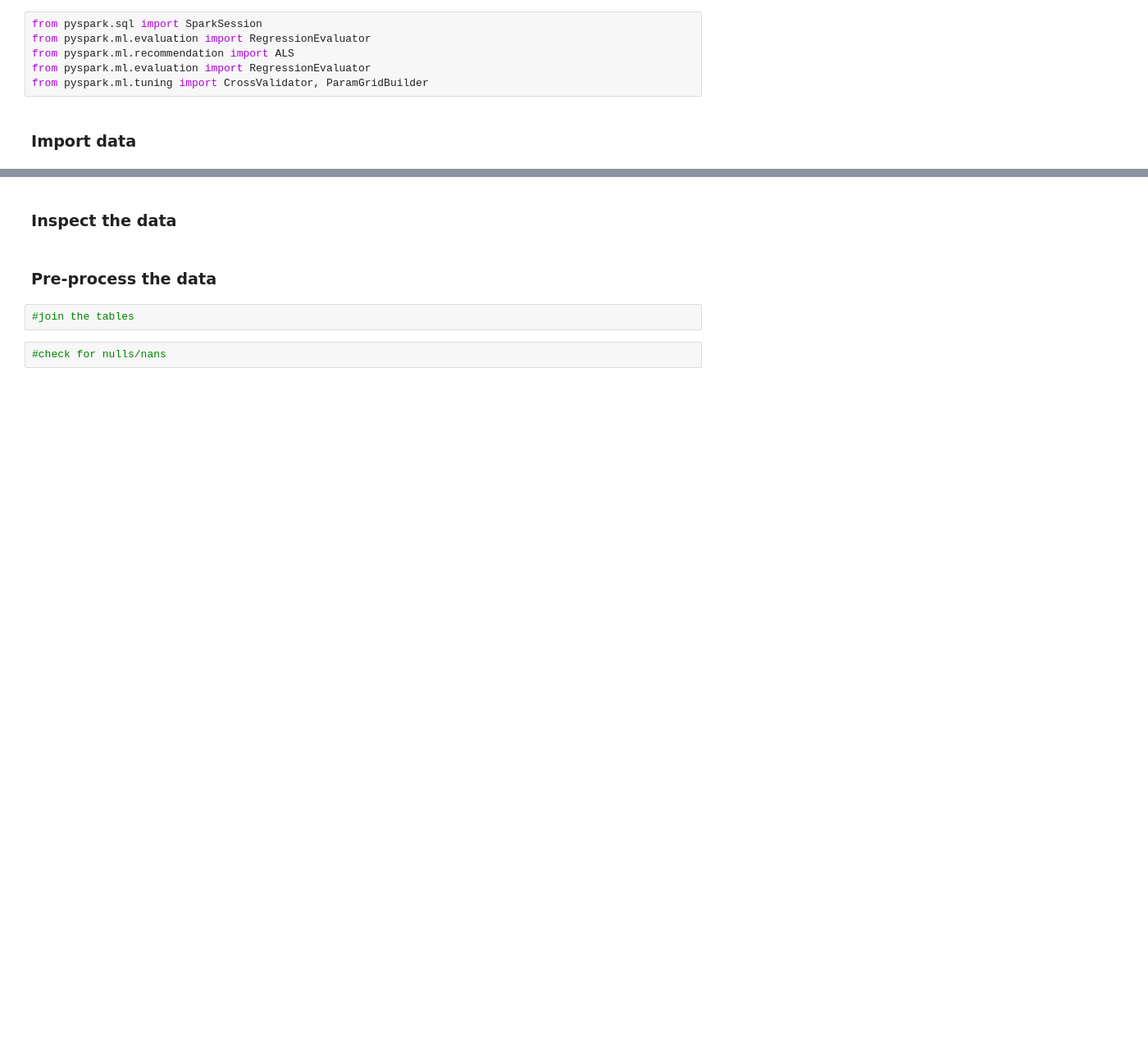
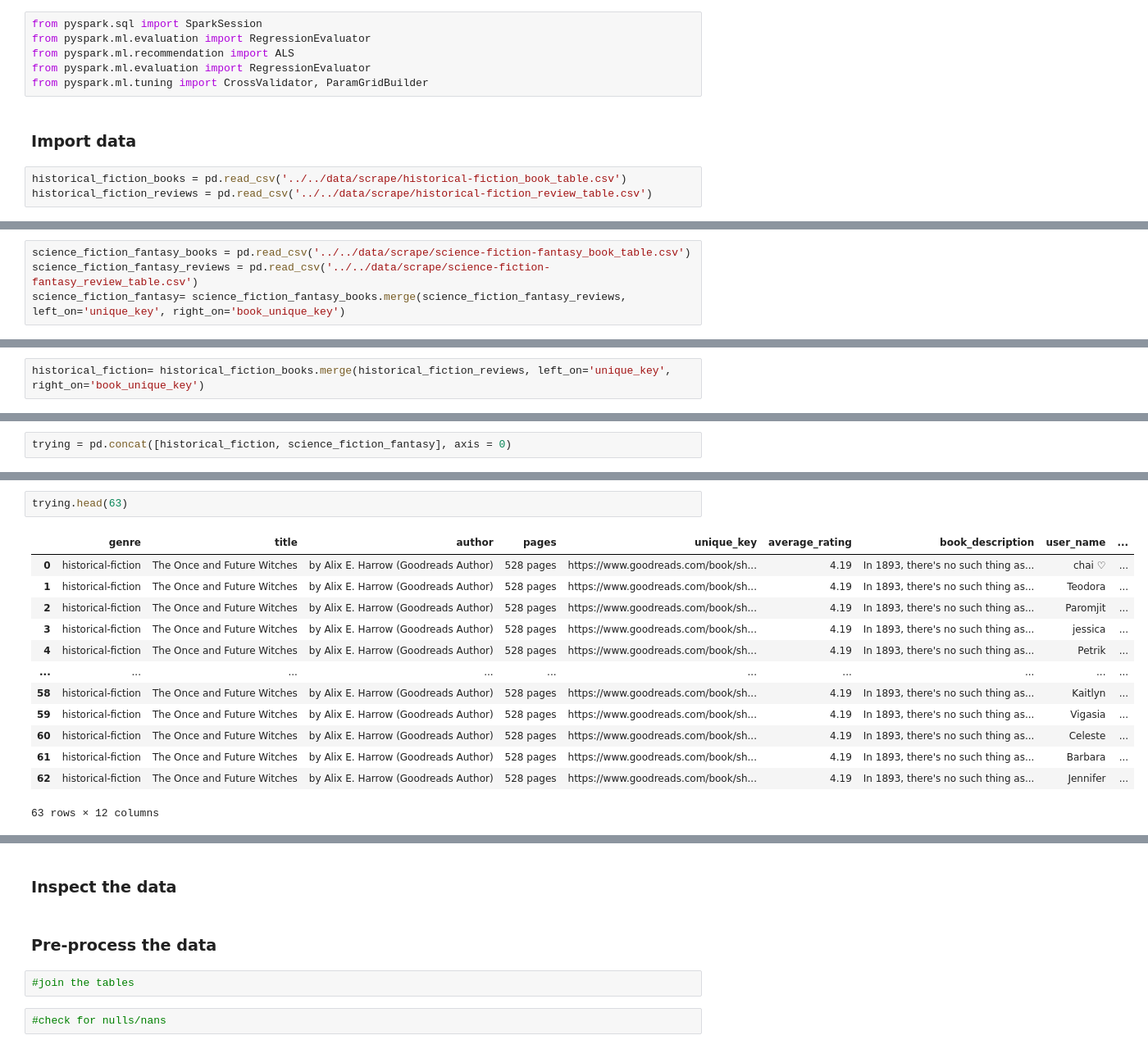
Before and after one commit to angelicacodes/book_recommendation, a Jupyter notebook: notebooks/exploratory/EDA1.ipynb, the cells around one changed output, grey strips where cells are left out. Shown at 82% size. Cells and saved outputs as stored; diff of their text form; blank space fills up the shorter version.

Commit message:
adding more gendre tables

```diff
--- a/notebooks/exploratory/EDA1.ipynb
+++ b/notebooks/exploratory/EDA1.ipynb
@@ -23,3 +23,6 @@ from pyspark.ml.evaluation import RegressionEvaluator
 from pyspark.ml.tuning import CrossValidator, ParamGridBuilder
 # %% [markdown]
 ### Import data
+# %%
+historical_fiction_books = pd.read_csv('../../data/scrape/historical-fiction_book_table.csv')
+historical_fiction_reviews = pd.read_csv('../../data/scrape/historical-fiction_review_table.csv')
@@ -25,0 +50,4 @@ from pyspark.ml.tuning import CrossValidator, ParamGridBuilder
+# %%
+science_fiction_fantasy_books = pd.read_csv('../../data/scrape/science-fiction-fantasy_book_table.csv')
+science_fiction_fantasy_reviews = pd.read_csv('../../data/scrape/science-fiction-fantasy_review_table.csv')
+science_fiction_fantasy= science_fiction_fantasy_books.merge(science_fiction_fantasy_reviews, left_on='unique_key', right_on='book_unique_key')
@@ -25,0 +104,2 @@ from pyspark.ml.tuning import CrossValidator, ParamGridBuilder
+# %%
+historical_fiction= historical_fiction_books.merge(historical_fiction_reviews, left_on='unique_key', right_on='book_unique_key')
@@ -25,0 +124,2 @@ from pyspark.ml.tuning import CrossValidator, ParamGridBuilder
+# %%
+trying = pd.concat([historical_fiction, science_fiction_fantasy], axis = 0)
@@ -25,0 +148,16 @@ from pyspark.ml.tuning import CrossValidator, ParamGridBuilder
+# %%
+trying.head(63)
+# %% [output]
+|  | genre | title | author | pages | unique_key | average_rating | book_description | user_name | ... |
+| 0 | historical-fiction | The Once and Future Witches | by Alix E. Harrow (Goodreads Author) | 528 pages | https://www.goodreads.com/book/sh... | 4.19 | In 1893, there's no such thing as... | chai ♡ | ... |
+| 1 | historical-fiction | The Once and Future Witches | by Alix E. Harrow (Goodreads Author) | 528 pages | https://www.goodreads.com/book/sh... | 4.19 | In 1893, there's no such thing as... | Teodora | ... |
+| 2 | historical-fiction | The Once and Future Witches | by Alix E. Harrow (Goodreads Author) | 528 pages | https://www.goodreads.com/book/sh... | 4.19 | In 1893, there's no such thing as... | Paromjit | ... |
+| 3 | historical-fiction | The Once and Future Witches | by Alix E. Harrow (Goodreads Author) | 528 pages | https://www.goodreads.com/book/sh... | 4.19 | In 1893, there's no such thing as... | jessica | ... |
+| 4 | historical-fiction | The Once and Future Witches | by Alix E. Harrow (Goodreads Author) | 528 pages | https://www.goodreads.com/book/sh... | 4.19 | In 1893, there's no such thing as... | Petrik | ... |
+| ... | ... | ... | ... | ... | ... | ... | ... | ... | ... |
+| 58 | historical-fiction | The Once and Future Witches | by Alix E. Harrow (Goodreads Author) | 528 pages | https://www.goodreads.com/book/sh... | 4.19 | In 1893, there's no such thing as... | Kaitlyn | ... |
+| 59 | historical-fiction | The Once and Future Witches | by Alix E. Harrow (Goodreads Author) | 528 pages | https://www.goodreads.com/book/sh... | 4.19 | In 1893, there's no such thing as... | Vigasia | ... |
+| 60 | historical-fiction | The Once and Future Witches | by Alix E. Harrow (Goodreads Author) | 528 pages | https://www.goodreads.com/book/sh... | 4.19 | In 1893, there's no such thing as... | Celeste | ... |
+| 61 | historical-fiction | The Once and Future Witches | by Alix E. Harrow (Goodreads Author) | 528 pages | https://www.goodreads.com/book/sh... | 4.19 | In 1893, there's no such thing as... | Barbara | ... |
+| 62 | historical-fiction | The Once and Future Witches | by Alix E. Harrow (Goodreads Author) | 528 pages | https://www.goodreads.com/book/sh... | 4.19 | In 1893, there's no such thing as... | Jennifer | ... |
+63 rows × 12 columns
```
Also changed, not shown: parts of 19 cells of this notebook, 6 other files.
